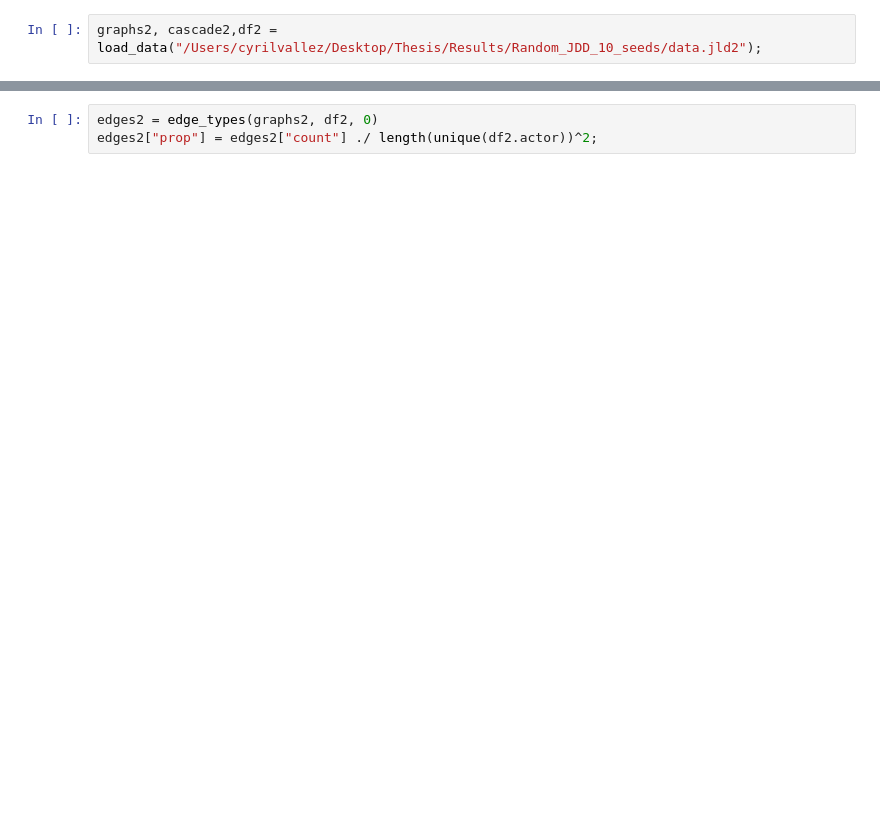
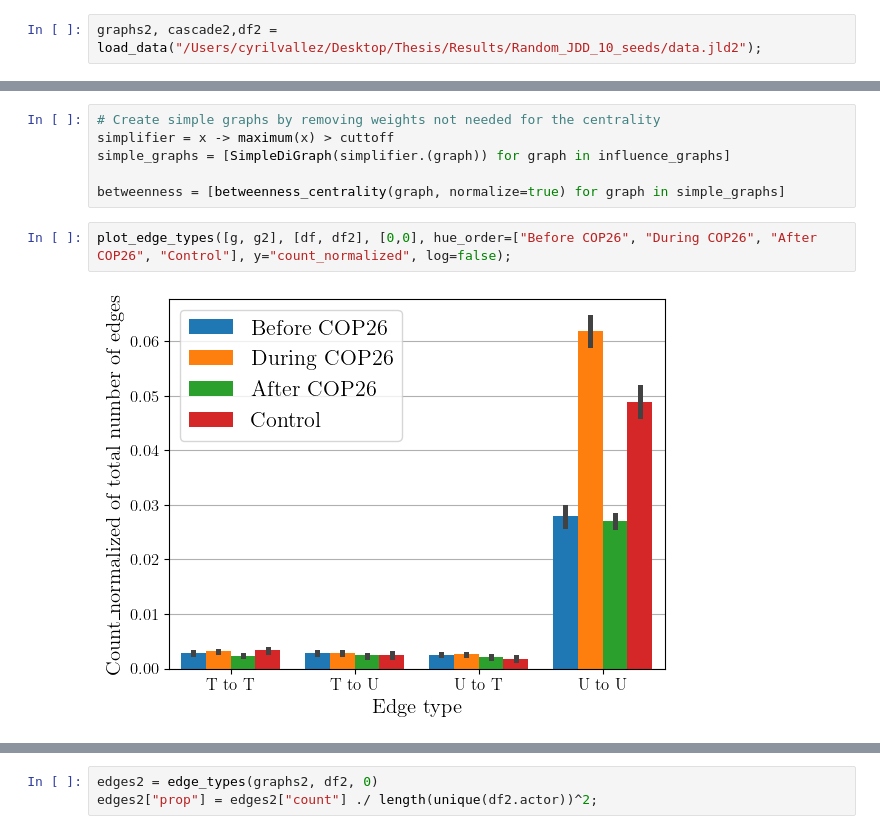
Before and after one commit to Cyrilvallez/Measuring-Influence-Twitter, a Jupyter notebook: Julia/Notebooks/process.ipynb, the cells around one changed output, grey strips where cells are left out. Saved outputs shown, nothing was run; the diff lists cells and outputs as text; blank space fills up the shorter version.

```diff
--- a/Julia/Notebooks/process.ipynb
+++ b/Julia/Notebooks/process.ipynb
@@ -9,0 +85,10 @@ graphs2, cascade2,df2 = load_data("/Users/cyrilvallez/Desktop/Thesis/Results/Ran
+# %%
+# Create simple graphs by removing weights not needed for the centrality
+simplifier = x -> maximum(x) > cuttoff
+simple_graphs = [SimpleDiGraph(simplifier.(graph)) for graph in influence_graphs]
+
+betweenness = [betweenness_centrality(graph, normalize=true) for graph in simple_graphs]
+# %%
+plot_edge_types([g, g2], [df, df2], [0,0], hue_order=["Before COP26", "During COP26", "After COP26", "Control"], y="count_normalized", log=false);
+# %% [output]
+[figure, added]
```
Also changed, not shown: parts of 86 cells of this notebook, 20 other files.
